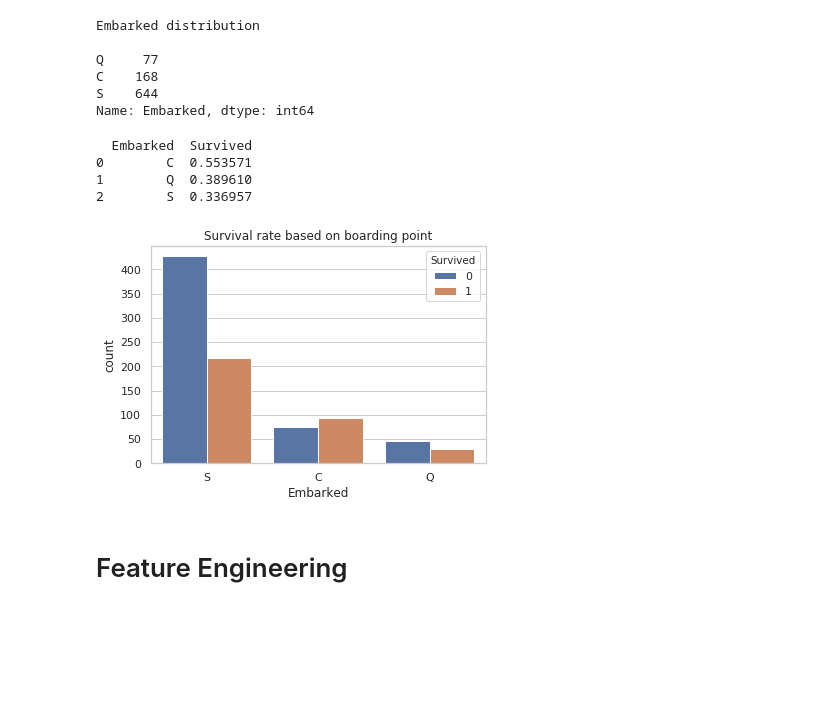
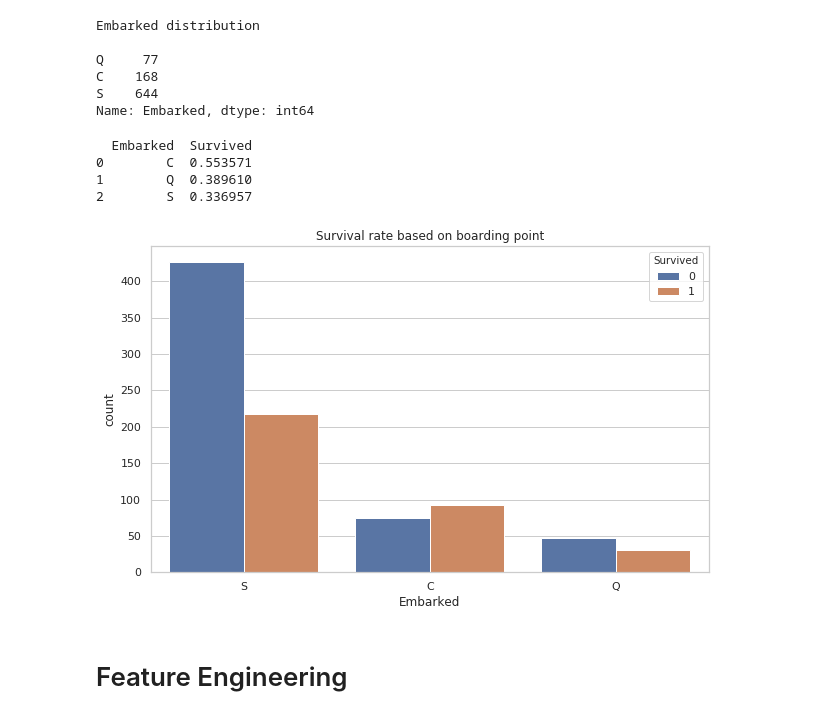
Before and after one commit to ketanpandey01/Titanic-Survival-Prediction, a Jupyter notebook: Titanic.ipynb, the cells around one changed output. Saved outputs shown, nothing was run; the diff lists cells and outputs as text; code cells hidden in the pictures; blank space fills up the shorter version.

```diff
--- a/Titanic.ipynb
+++ b/Titanic.ipynb
@@ -180,15 +177,16 @@ S    644
 Name: Embarked, dtype: int64
 # %%
 print(titanic_trainSet[['Embarked', 'Survived']].groupby(['Embarked'], as_index=False).mean())
+plt.figure(figsize=(10, 6))
 sb.countplot( x= 'Embarked', hue='Survived', data=titanic_trainSet)
 plt.title('Survival rate based on boarding point')
 plt.show()
 # %% [output]
   Embarked  Survived
 0        C  0.553571
 1        Q  0.389610
 2        S  0.336957
-[figure, old version]
+[figure, new version]
 # %% [markdown]
 # Feature Engineering
 # %% [markdown]
```
Also changed, not shown: parts of 14 cells of this notebook.
